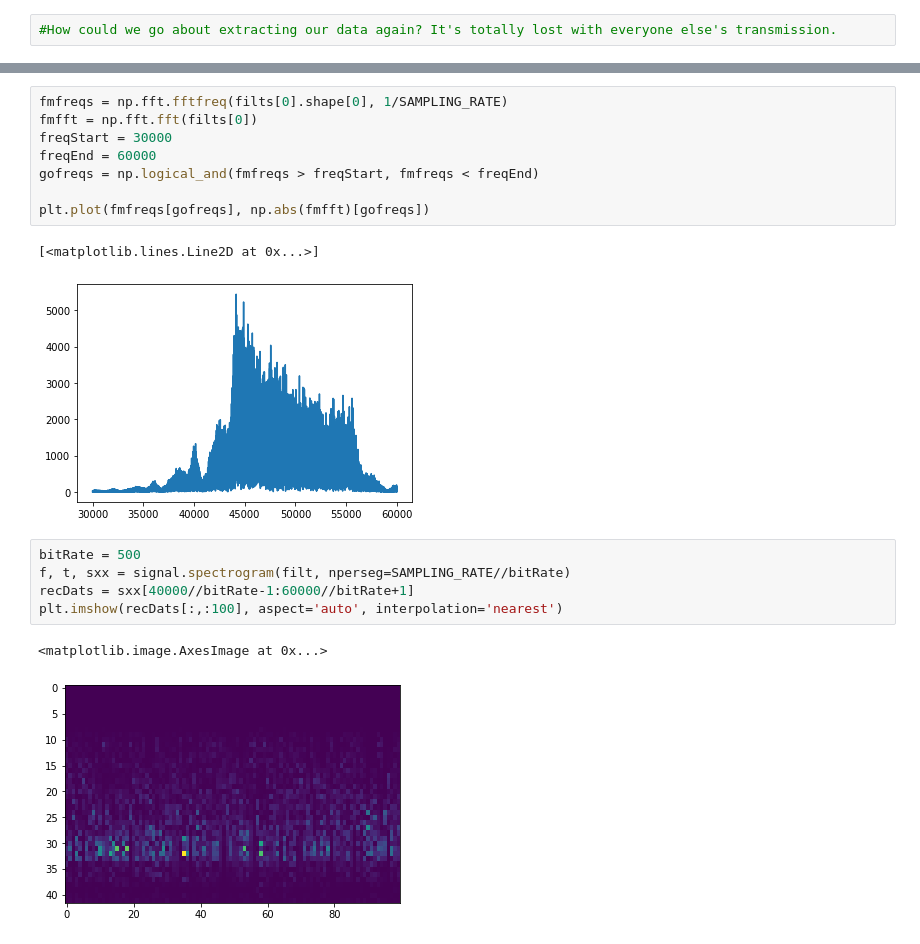
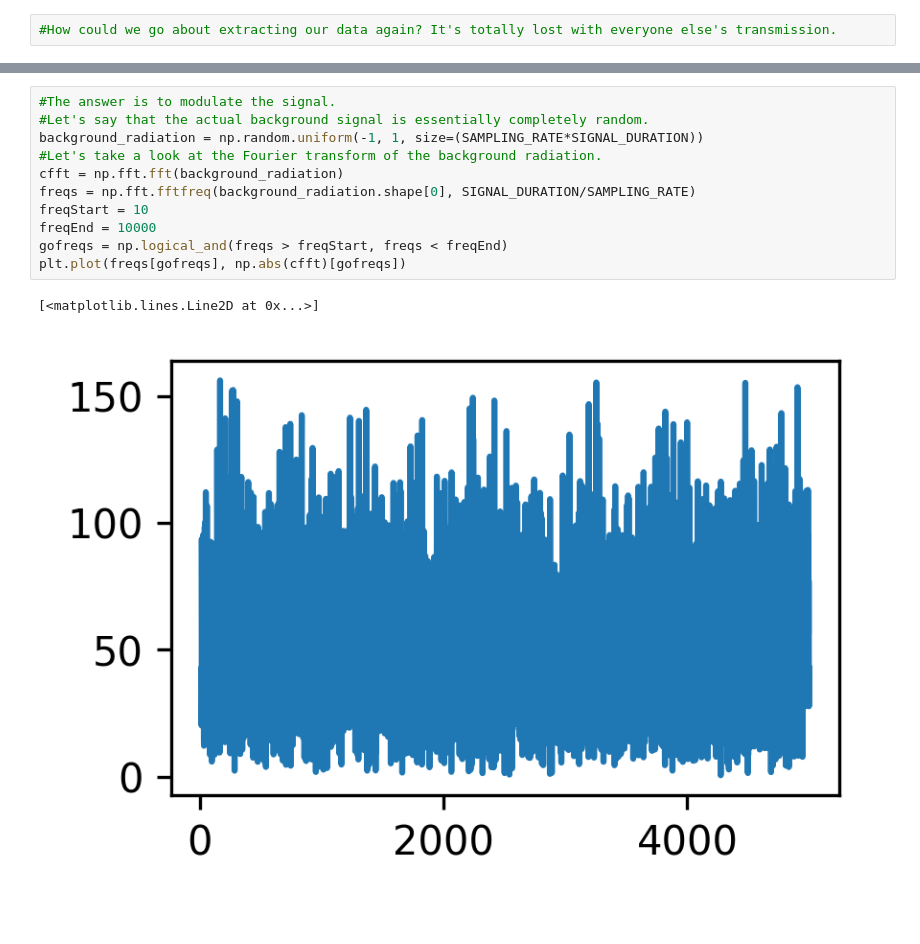
Before and after one commit to mmtrebuchet/bpreveal, a Jupyter notebook: doc/modulation.ipynb, the cells around one changed output, grey strips where cells are left out. Cells and saved outputs as stored; diff of their text form.

```diff
--- a/doc/modulation.ipynb
+++ b/doc/modulation.ipynb
@@ -335,19 +80,14 @@ for e in eyes:
-# %%
-fmfreqs = np.fft.fftfreq(filts[0].shape[0], 1/SAMPLING_RATE)
-fmfft = np.fft.fft(filts[0])
-freqStart = 30000
-freqEnd = 60000
-gofreqs = np.logical_and(fmfreqs > freqStart, fmfreqs < freqEnd)
-
-plt.plot(fmfreqs[gofreqs], np.abs(fmfft)[gofreqs])
-# %% [output]
-[<matplotlib.lines.Line2D at 0x...>]
-[figure, removed]
-# %%
-bitRate = 500
-f, t, sxx = signal.spectrogram(filt, nperseg=SAMPLING_RATE//bitRate)
-recDats = sxx[40000//bitRate-1:60000//bitRate+1]
-plt.imshow(recDats[:,:100], aspect='auto', interpolation='nearest')
-# %% [output]
-<matplotlib.image.AxesImage at 0x...>
-[figure, removed]
+# %%
+#The answer is to modulate the signal.
+#Let's say that the actual background signal is essentially completely random.
+background_radiation = np.random.uniform(-1, 1, size=(SAMPLING_RATE*SIGNAL_DURATION))
+#Let's take a look at the Fourier transform of the background radiation.
+cfft = np.fft.fft(background_radiation)
+freqs = np.fft.fftfreq(background_radiation.shape[0], SIGNAL_DURATION/SAMPLING_RATE)
+freqStart = 10
+freqEnd = 10000
+gofreqs = np.logical_and(freqs > freqStart, freqs < freqEnd)
+plt.plot(freqs[gofreqs], np.abs(cfft)[gofreqs])
+# %% [output]
+[<matplotlib.lines.Line2D at 0x...>]
+[figure, added]
```
Also changed, not shown: parts of 68 cells of this notebook, 27 other files.
